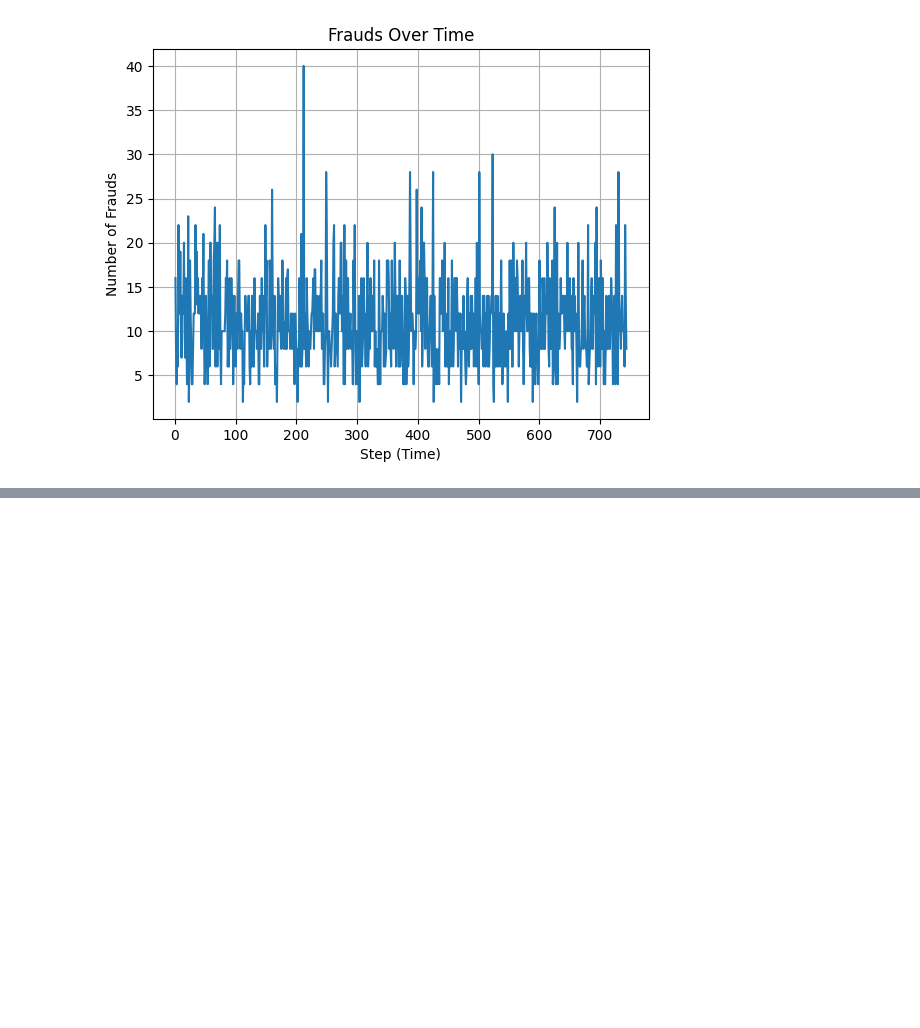
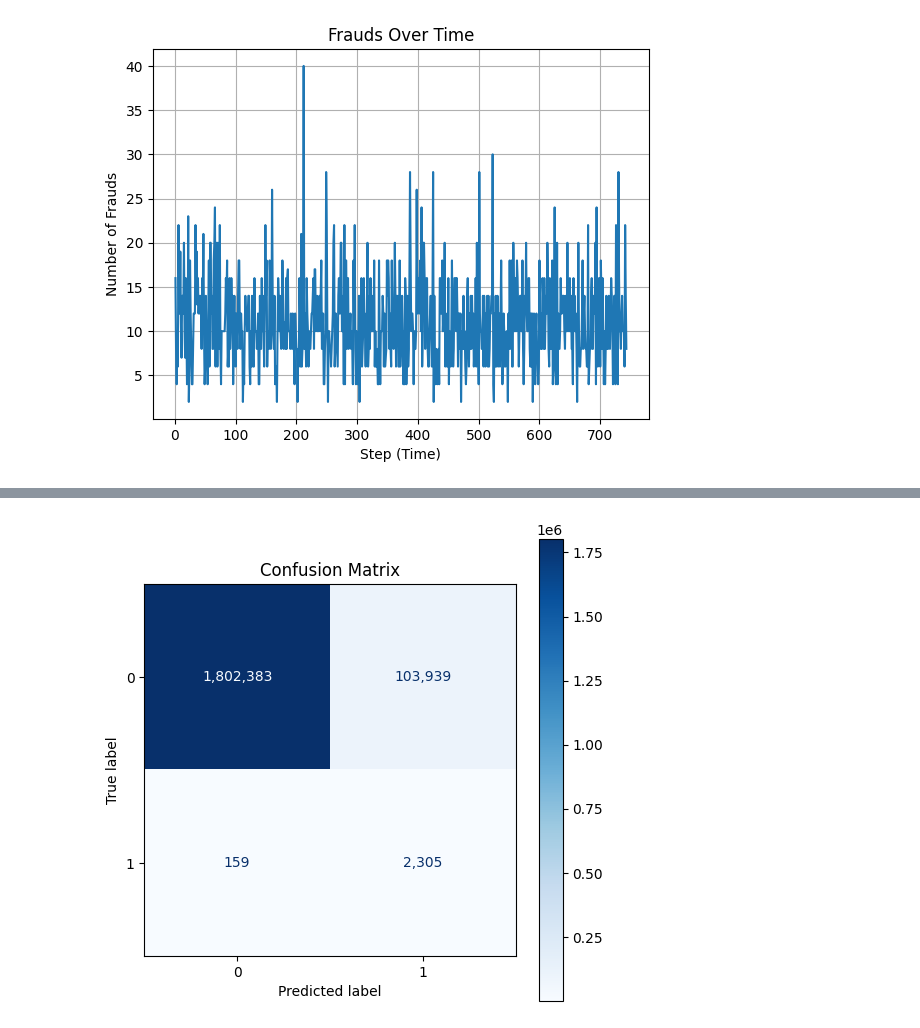
Before and after one commit to samueladitya/bank-fraud-detection, a Jupyter notebook: model_analysis.ipynb, the cells around one changed output, grey strips where cells are left out. Cells and saved outputs as stored; diff of their text form; code cells hidden in the pictures; blank space fills up the shorter version.

```diff
--- a/model_analysis.ipynb
+++ b/model_analysis.ipynb
@@ -260,0 +423,15 @@ plt.show()
+# %%
+preprocessor = ColumnTransformer(
+    transformers=[
+        ('num', StandardScaler(), numerical),
+        ('cat', OneHotEncoder(drop='first'), categorical)
+    ],
+    remainder='drop'
+)
+# %%
+pipeline = Pipeline([
+    ('prep', preprocessor),
+    ('clf', LogisticRegression(class_weight='balanced', max_iter=1000))
+])
+# %%
+pipeline.fit(X_train, y_train)
@@ -260,0 +450,2 @@ plt.show()
+# %%
+y_pred = pipeline.predict(X_test)
@@ -260,0 +463,13 @@ plt.show()
+# %%
+from sklearn.metrics import confusion_matrix, ConfusionMatrixDisplay
+
+cm = confusion_matrix(y_test, y_pred)
+
+disp = ConfusionMatrixDisplay(confusion_matrix=cm, display_labels=[0, 1])
+fig, ax = plt.subplots(figsize=(6,6))
+disp.plot(ax=ax, cmap='Blues', values_format=',')
+
+plt.title("Confusion Matrix")
+plt.show()
+# %% [output]
+[figure, added]
```
Also changed, not shown: parts of 32 cells of this notebook.
